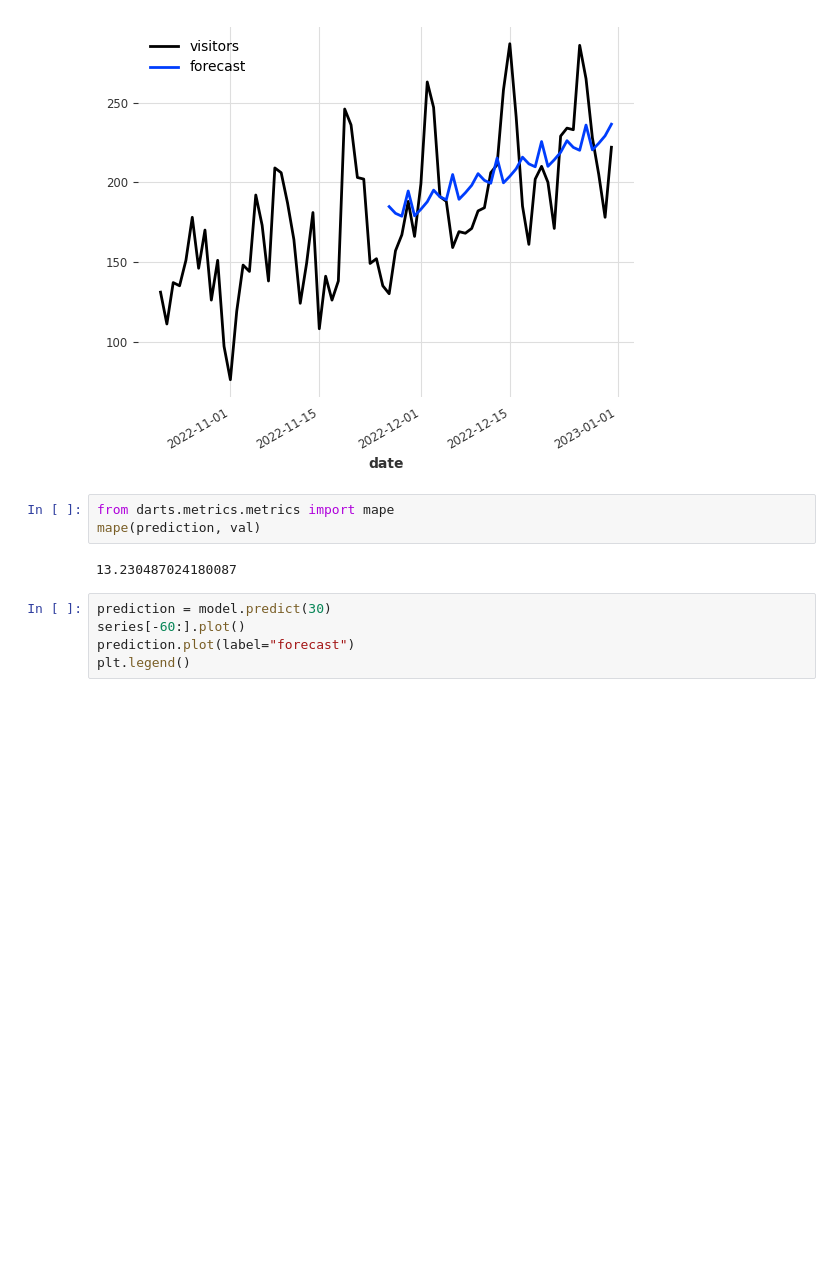
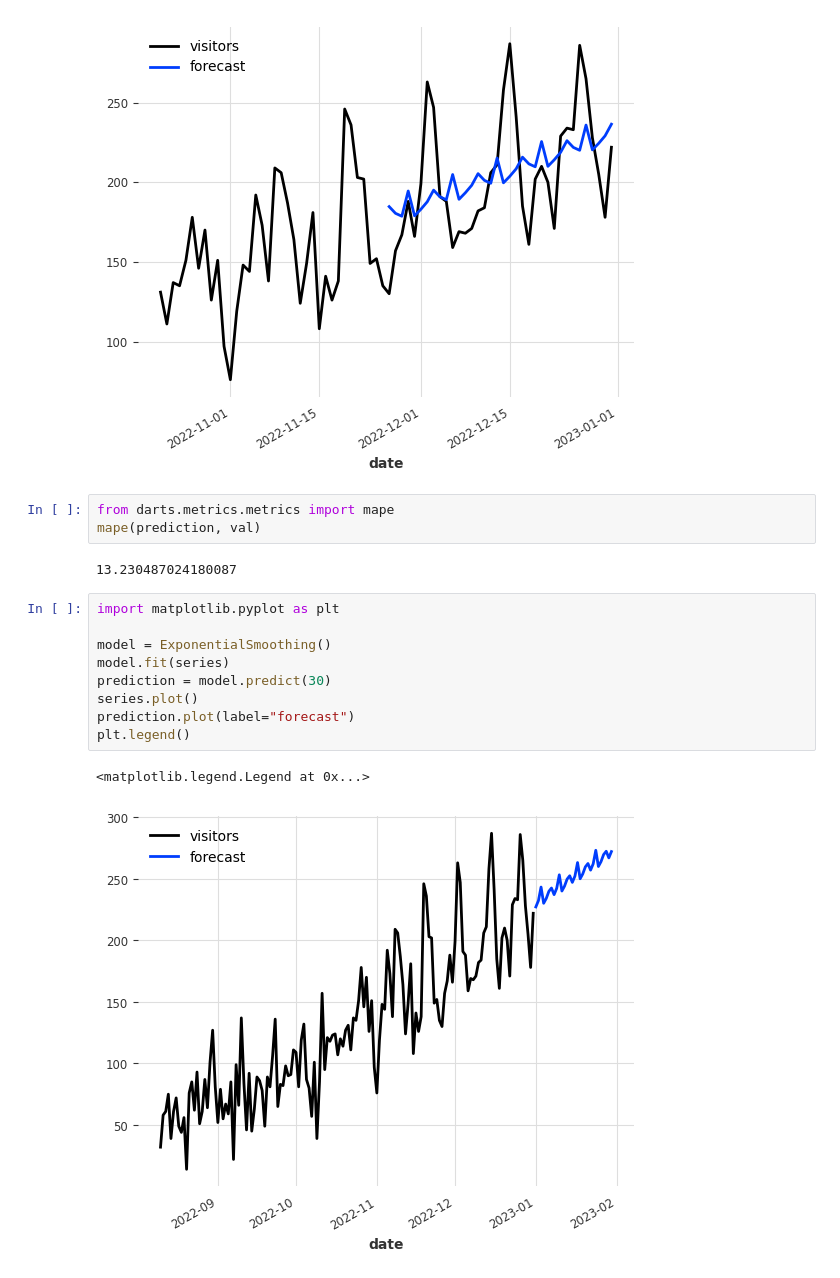
Before and after one commit to ml-pg-book/python-business-ml-starter, a Jupyter notebook: chapter3/3.2. 時系列アルゴリズム: 商品の売上を予測しよう/notebook.ipynb, the cells around one changed output. Cells and saved outputs as stored; diff of their text form; blank space fills up the shorter version.

```diff
--- a/chapter3/3.2. 時系列アルゴリズム: 商品の売上を予測しよう/notebook.ipynb
+++ b/chapter3/3.2. 時系列アルゴリズム: 商品の売上を予測しよう/notebook.ipynb
@@ -78,7 +80,14 @@ mape(prediction, val)
 # %% [output]
 13.230487024180087
 # %%
+import matplotlib.pyplot as plt
+
+model = ExponentialSmoothing()
+model.fit(series)
 prediction = model.predict(30)
-series[-60:].plot()
+series.plot()
 prediction.plot(label="forecast")
 plt.legend()
+# %% [output]
+<matplotlib.legend.Legend at 0x...>
+[figure, added]
```
Also changed, not shown: parts of 1 cell of this notebook.
